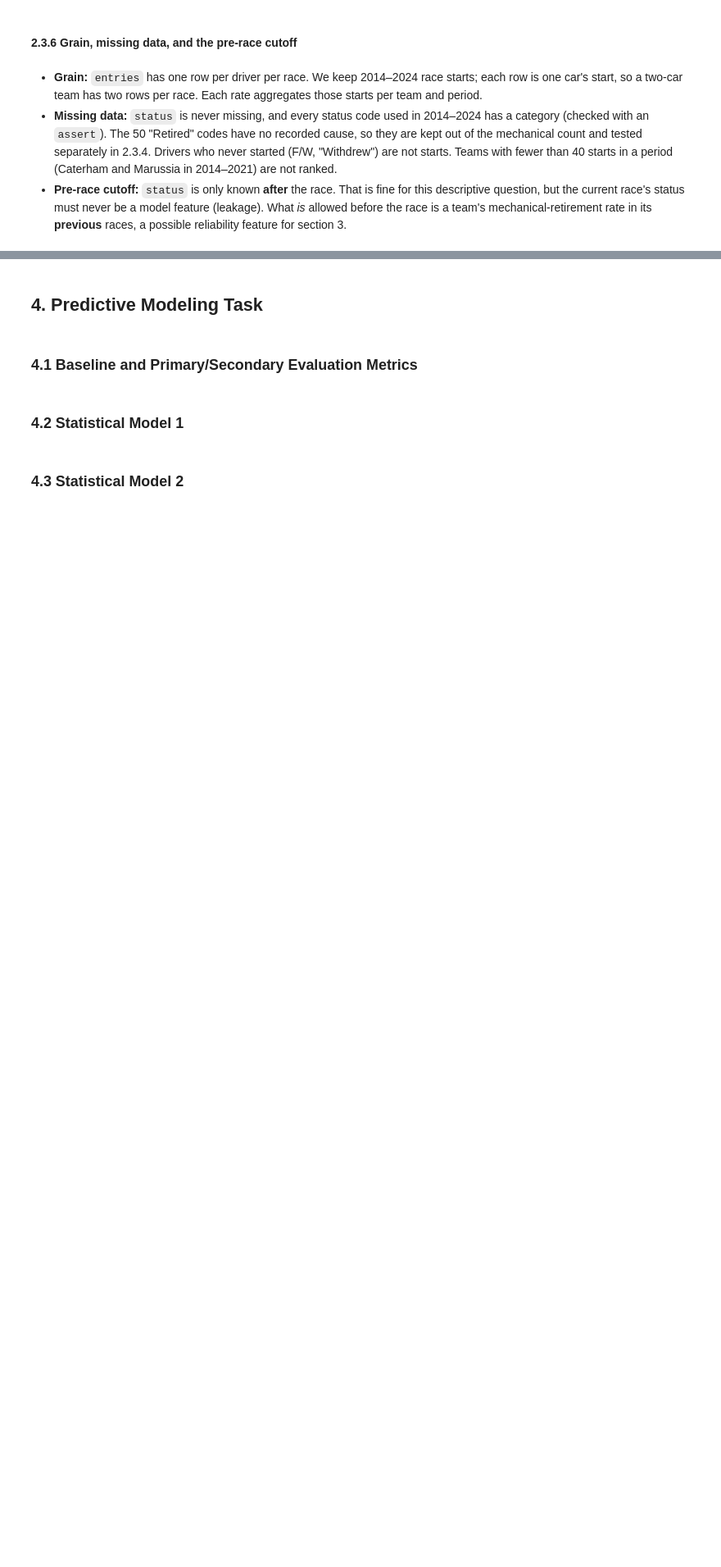
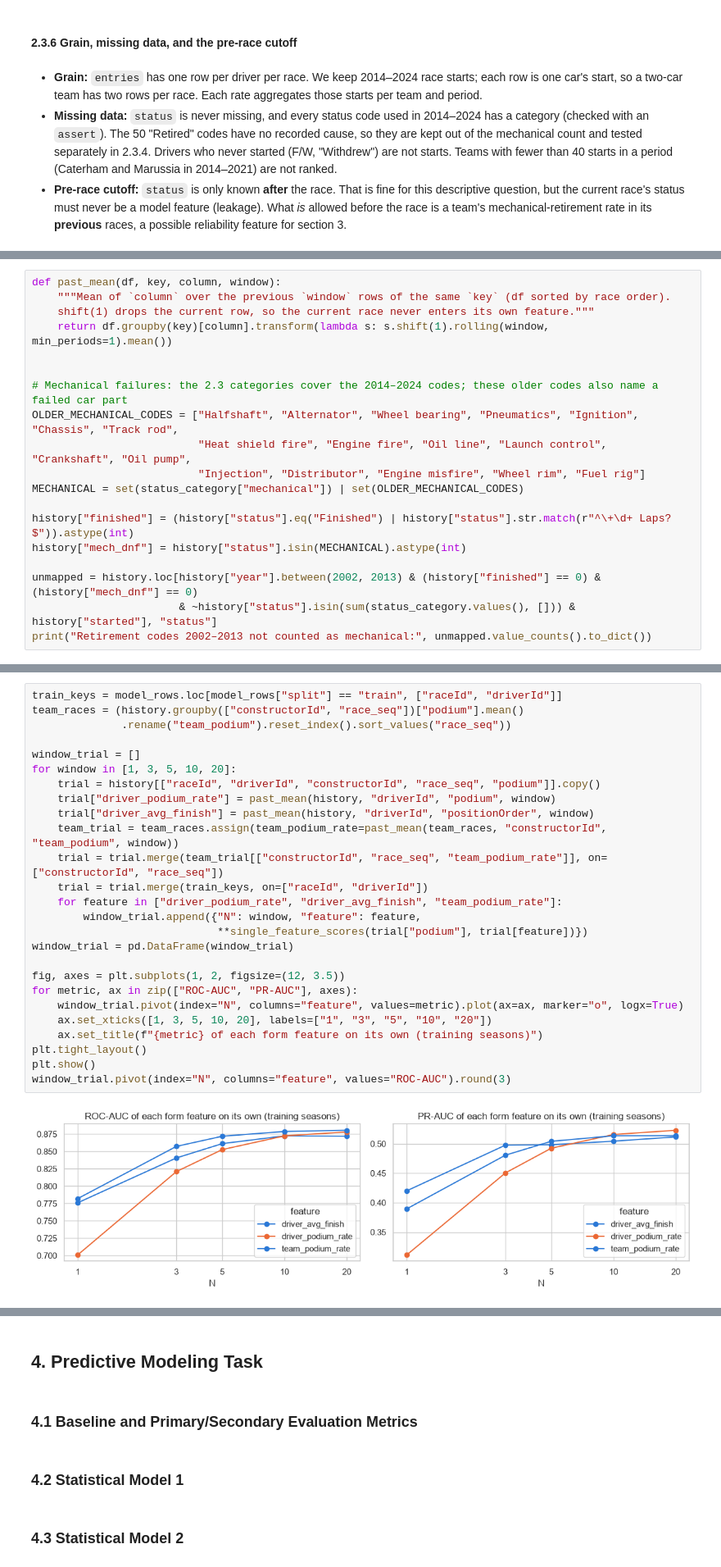
Before and after one commit to Seif2005/ACL2-Project, a Jupyter notebook: Main.ipynb, the cells around one changed output, grey strips where cells are left out. Shown at 82% size. Drawn from its saved outputs; the diff is of its cells as text; blank space fills up the shorter version.

```diff
--- a/Main.ipynb
+++ b/Main.ipynb
@@ -2008,0 +2283,19 @@ or below 5.2%, so the most reliable cars belong to the strongest teams.
+# %%
+def past_mean(df, key, column, window):
+    """Mean of `column` over the previous `window` rows of the same `key` (df sorted by race order).
+    shift(1) drops the current row, so the current race never enters its own feature."""
+    return df.groupby(key)[column].transform(lambda s: s.shift(1).rolling(window, min_periods=1).mean())
+
+
+# Mechanical failures: the 2.3 categories cover the 2014–2024 codes; these older codes also name a failed car part
+OLDER_MECHANICAL_CODES = ["Halfshaft", "Alternator", "Wheel bearing", "Pneumatics", "Ignition", "Chassis", "Track rod",
+                          "Heat shield fire", "Engine fire", "Oil line", "Launch control", "Crankshaft", "Oil pump",
+                          "Injection", "Distributor", "Engine misfire", "Wheel rim", "Fuel rig"]
+MECHANICAL = set(status_category["mechanical"]) | set(OLDER_MECHANICAL_CODES)
+
+history["finished"] = (history["status"].eq("Finished") | history["status"].str.match(r"^\+\d+ Laps?$")).astype(int)
+history["mech_dnf"] = history["status"].isin(MECHANICAL).astype(int)
+
+unmapped = history.loc[history["year"].between(2002, 2013) & (history["finished"] == 0) & (history["mech_dnf"] == 0)
+                       & ~history["status"].isin(sum(status_category.values(), [])) & history["started"], "status"]
+print("Retirement codes 2002–2013 not counted as mechanical:", unmapped.value_counts().to_dict())
@@ -2008,0 +2317,28 @@ or below 5.2%, so the most reliable cars belong to the strongest teams.
+# %%
+train_keys = model_rows.loc[model_rows["split"] == "train", ["raceId", "driverId"]]
+team_races = (history.groupby(["constructorId", "race_seq"])["podium"].mean()
+              .rename("team_podium").reset_index().sort_values("race_seq"))
+
+window_trial = []
+for window in [1, 3, 5, 10, 20]:
+    trial = history[["raceId", "driverId", "constructorId", "race_seq", "podium"]].copy()
+    trial["driver_podium_rate"] = past_mean(history, "driverId", "podium", window)
+    trial["driver_avg_finish"] = past_mean(history, "driverId", "positionOrder", window)
+    team_trial = team_races.assign(team_podium_rate=past_mean(team_races, "constructorId", "team_podium", window))
+    trial = trial.merge(team_trial[["constructorId", "race_seq", "team_podium_rate"]], on=["constructorId", "race_seq"])
+    trial = trial.merge(train_keys, on=["raceId", "driverId"])
+    for feature in ["driver_podium_rate", "driver_avg_finish", "team_podium_rate"]:
+        window_trial.append({"N": window, "feature": feature,
+                             **single_feature_scores(trial["podium"], trial[feature])})
+window_trial = pd.DataFrame(window_trial)
+
+fig, axes = plt.subplots(1, 2, figsize=(12, 3.5))
+for metric, ax in zip(["ROC-AUC", "PR-AUC"], axes):
+    window_trial.pivot(index="N", columns="feature", values=metric).plot(ax=ax, marker="o", logx=True)
+    ax.set_xticks([1, 3, 5, 10, 20], labels=["1", "3", "5", "10", "20"])
+    ax.set_title(f"{metric} of each form feature on its own (training seasons)")
+plt.tight_layout()
+plt.show()
+window_trial.pivot(index="N", columns="feature", values="ROC-AUC").round(3)
+# %% [output]
+[figure, added]
```
Also changed, not shown: parts of 91 cells of this notebook.
